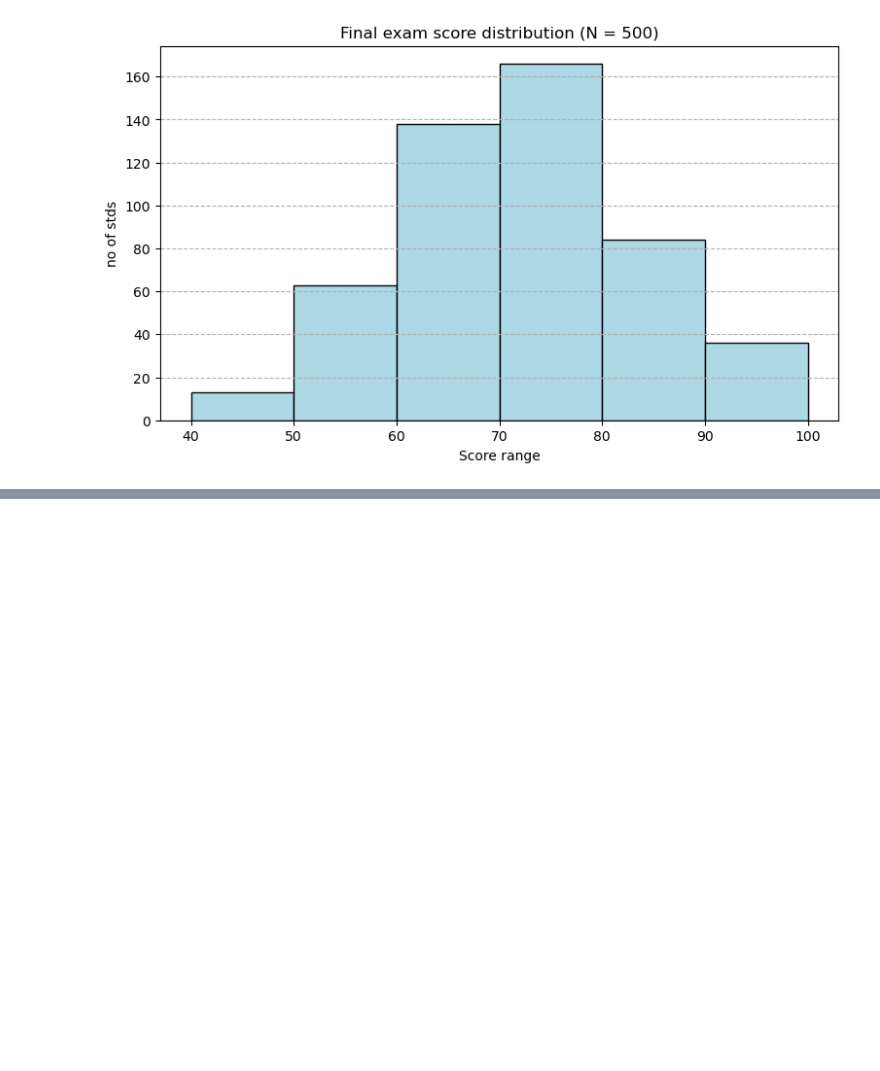
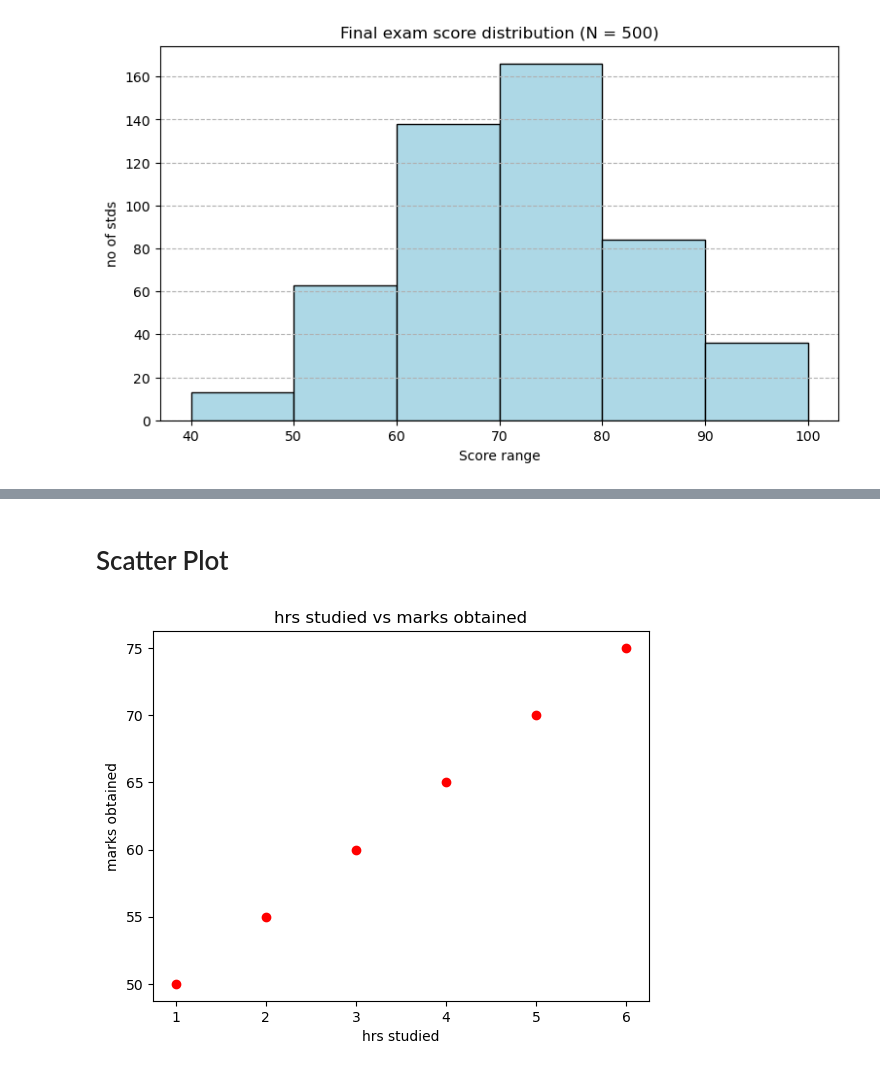
Before and after one commit to aayushma013/DataScience, a Jupyter notebook: visualizaton.ipynb, the cells around one changed output, grey strips where cells are left out. Cells and saved outputs as stored; diff of their text form; code cells hidden in the pictures; blank space fills up the shorter version.

```diff
--- a/visualizaton.ipynb
+++ b/visualizaton.ipynb
@@ -180,0 +225,13 @@ plt.show()
+# %% [markdown]
+#  Scatter Plot
+# %%
+hours = [1,2,3,4,5,6]
+marks = [50,55,60,65,70,75]
+plt.scatter(hours, marks, color='red', marker = 'o')
+
+plt.title('hrs studied vs marks obtained')
+plt.xlabel('hrs studied')
+plt.ylabel('marks obtained')
+plt.show()
+# %% [output]
+[figure, added]
```
Also changed, not shown: parts of 12 cells of this notebook.
